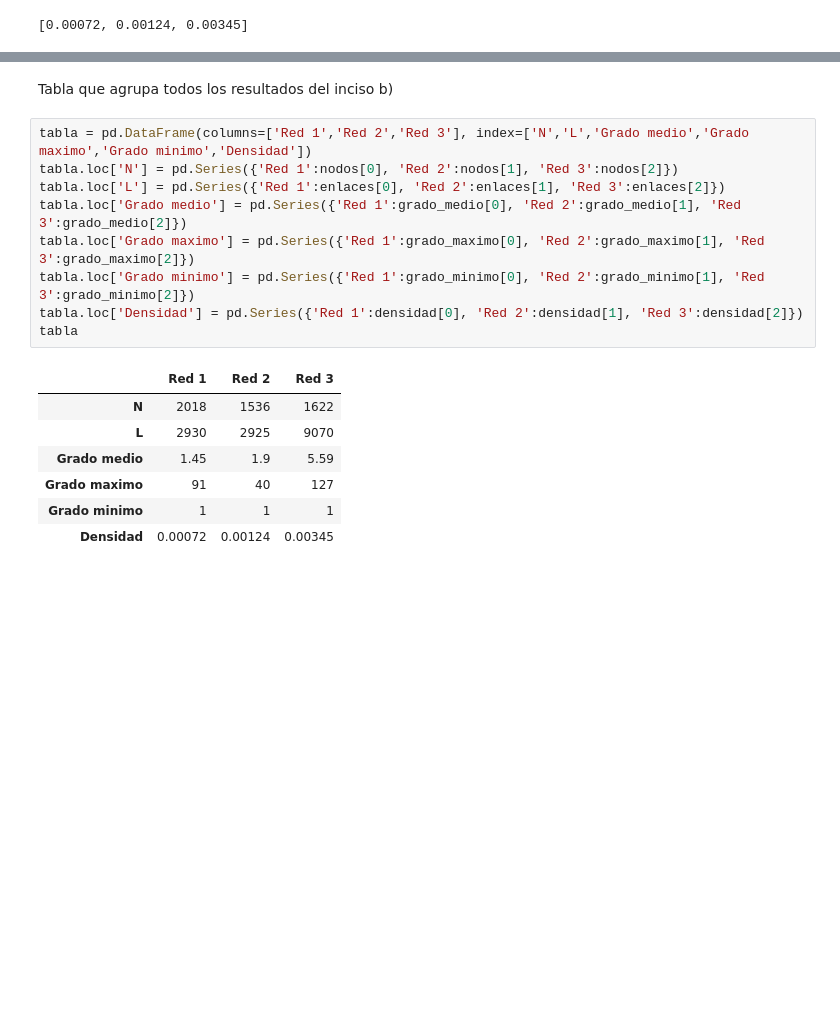
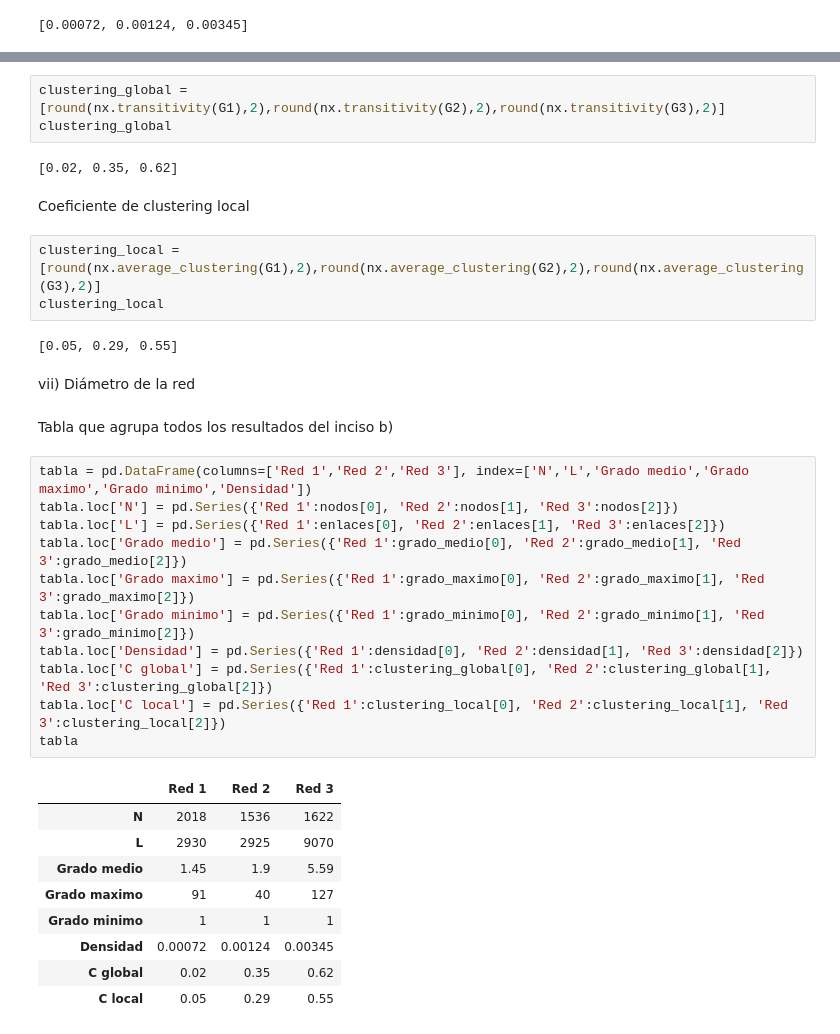
Before and after one commit to ignaciosticco/sistemas-complejos, a Jupyter notebook: Trabajo Práctico 1.ipynb, the cells around one changed output, grey strips where cells are left out. Cells and saved outputs as stored; diff of their text form; blank space fills up the shorter version.

Commit message:
incorpore los coeficientes de clustering

```diff
--- a/Trabajo Práctico 1.ipynb
+++ b/Trabajo Práctico 1.ipynb
@@ -110,19 +113,37 @@ densidad
+# %%
+clustering_global = [round(nx.transitivity(G1),2),round(nx.transitivity(G2),2),round(nx.transitivity(G3),2)]
+clustering_global
+# %% [output]
+[0.02, 0.35, 0.62]
+# %% [markdown]
+Coeficiente de clustering local
+# %%
+clustering_local = [round(nx.average_clustering(G1),2),round(nx.average_clustering(G2),2),round(nx.average_clustering(G3),2)]
+clustering_local
+# %% [output]
+[0.05, 0.29, 0.55]
+# %% [markdown]
+vii) Diámetro de la red
 # %% [markdown]
 Tabla que agrupa todos los resultados del inciso b)
 # %%
 tabla = pd.DataFrame(columns=['Red 1','Red 2','Red 3'], index=['N','L','Grado medio','Grado maximo','Grado minimo','Densidad'])
 tabla.loc['N'] = pd.Series({'Red 1':nodos[0], 'Red 2':nodos[1], 'Red 3':nodos[2]})
 tabla.loc['L'] = pd.Series({'Red 1':enlaces[0], 'Red 2':enlaces[1], 'Red 3':enlaces[2]})
 tabla.loc['Grado medio'] = pd.Series({'Red 1':grado_medio[0], 'Red 2':grado_medio[1], 'Red 3':grado_medio[2]})
 tabla.loc['Grado maximo'] = pd.Series({'Red 1':grado_maximo[0], 'Red 2':grado_maximo[1], 'Red 3':grado_maximo[2]})
 tabla.loc['Grado minimo'] = pd.Series({'Red 1':grado_minimo[0], 'Red 2':grado_minimo[1], 'Red 3':grado_minimo[2]})
 tabla.loc['Densidad'] = pd.Series({'Red 1':densidad[0], 'Red 2':densidad[1], 'Red 3':densidad[2]})
+tabla.loc['C global'] = pd.Series({'Red 1':clustering_global[0], 'Red 2':clustering_global[1], 'Red 3':clustering_global[2]})
+tabla.loc['C local'] = pd.Series({'Red 1':clustering_local[0], 'Red 2':clustering_local[1], 'Red 3':clustering_local[2]})
 tabla
 # %% [output]
 |  | Red 1 | Red 2 | Red 3 |
 | N | 2018 | 1536 | 1622 |
 | L | 2930 | 2925 | 9070 |
 | Grado medio | 1.45 | 1.9 | 5.59 |
 | Grado maximo | 91 | 40 | 127 |
 | Grado minimo | 1 | 1 | 1 |
 | Densidad | 0.00072 | 0.00124 | 0.00345 |
+| C global | 0.02 | 0.35 | 0.62 |
+| C local | 0.05 | 0.29 | 0.55 |
```
Also changed, not shown: parts of 2 cells of this notebook.
